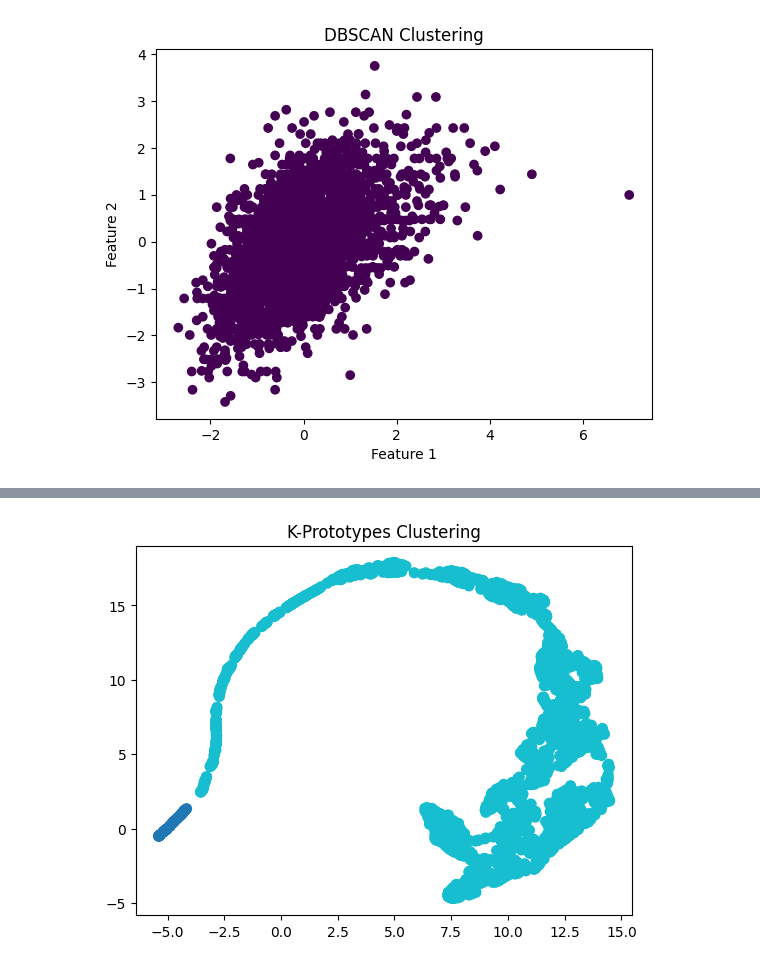
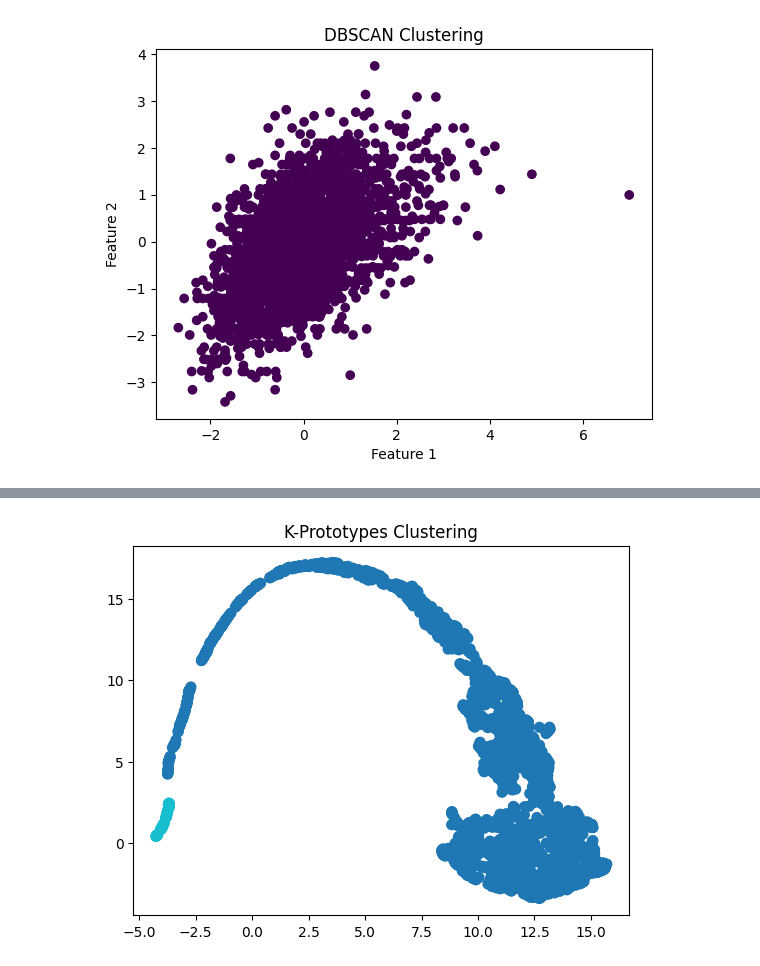
Before and after one commit to vanessasasachang-blip/summer-project-2, a Jupyter notebook: clustering.ipynb, the cells around one changed output, grey strips where cells are left out. Saved outputs shown, nothing was run; the diff lists cells and outputs as text; code cells hidden in the pictures.

```diff
--- a/clustering.ipynb
+++ b/clustering.ipynb
@@ -28,10 +23,7 @@ df_clean
 # %%
-features = ["WEIGHTBL", "HEIGHTBL", "ALPBL", "ALT", "AST", "BILI", "CREAT", "HGBBL", "LDHBL", "PLAT", "PSABL", "ALB", "TESTOSBL", "BMI"]
-df_clean = pd.get_dummies(df_clean, columns=["AGE",	"RACE",	"ETHNIC", "ECOGBL", "WHOATC1", "edbl_bone",	"edbl_sftts_node", "edbl_viscera_liver", "edbl_viscera_lung", "GLEASBL_7"])
-
-age_dummies = [col for col in df_clean.columns if col.startswith("AGE")]
-features.extend(age_dummies)
-df_clean[age_dummies] = df_clean[age_dummies].astype(int)
+#encoding categorical variales
+features = ["WEIGHTBL", "HEIGHTBL", "ALPBL", "ALT", "AST", "BILI", "CREAT", "HGBBL", "LDHBL", "PLAT", "PSABL", "ALB", "TESTOSBL", "BMI", "AGE"]
+df_clean = pd.get_dummies(df_clean, columns=["RACE", "ETHNIC", "ECOGBL", "WHOATC1", "edbl_bone", "edbl_sftts_node", "edbl_viscera_liver", "edbl_viscera_lung", "GLEASBL_7"], drop_first=True)
 
 race_dummies = [col for col in df_clean.columns if col.startswith("RACE")]
 features.extend(race_dummies)
@@ -69,6 +61,8 @@ gleasbl_7_dummies = [col for col in df_clean.columns if col.startswith("GLEASBL_
 features.extend(gleasbl_7_dummies)
 df_clean[gleasbl_7_dummies] = df_clean[gleasbl_7_dummies].astype(int)
 # %%
+#renaming USUBJID column to 'PatientID' to merge data with survival data later
 df_clean = df_clean.rename(columns={'USUBJID': 'PatientID'})
-df_clean.drop(columns=["Unnamed: 0"])
+df_clean = df_clean.drop(columns=["Unnamed: 0"])
+df_clean.head()
 # %% [output]
@@ -457,6 +441,7 @@ from kmodes.kprototypes import KPrototypes
 # %%
+#K-Prototypes clustering
 #X_array
-cat_cols = [14, 88]
+cat_cols = [15, 26]
 kproto = KPrototypes(n_clusters=2, init='Cao', verbose=2)
 clusters = kproto.fit_predict(X_array, categorical=cat_cols)
 df_clean["K-Prototypes cluster"] = clusters
@@ -493,13 +476,14 @@ df_num = df_clean.drop(columns = ["Unnamed: 0",	"PatientID"])
 # %%
-df_encoded = df_num.copy()
-for col in ['AGE_39.0', 'GLEASBL_7_>=7']:
+df_encoded = df_clean.copy()
+df_encoded = df_encoded.drop(columns=["PatientID"])
+for col in ['RACE_BLACK', 'GLEASBL_7_>=7']:
     df_encoded[col] = LabelEncoder().fit_transform(df_encoded[col])
 reducer = umap.UMAP()
 embedding = reducer.fit_transform(df_encoded.drop('K-Prototypes cluster', axis=1))
 plt.scatter(embedding[:, 0], embedding[:, 1], c=df_clean["K-Prototypes cluster"], cmap='tab10', s=50)
 plt.title("K-Prototypes Clustering")
 plt.show()
 # %% [output]
-[figure, old version]
+[figure, new version]
 # %%
 from sklearn.mixture import GaussianMixture
```
Also changed, not shown: parts of 40 cells of this notebook.
